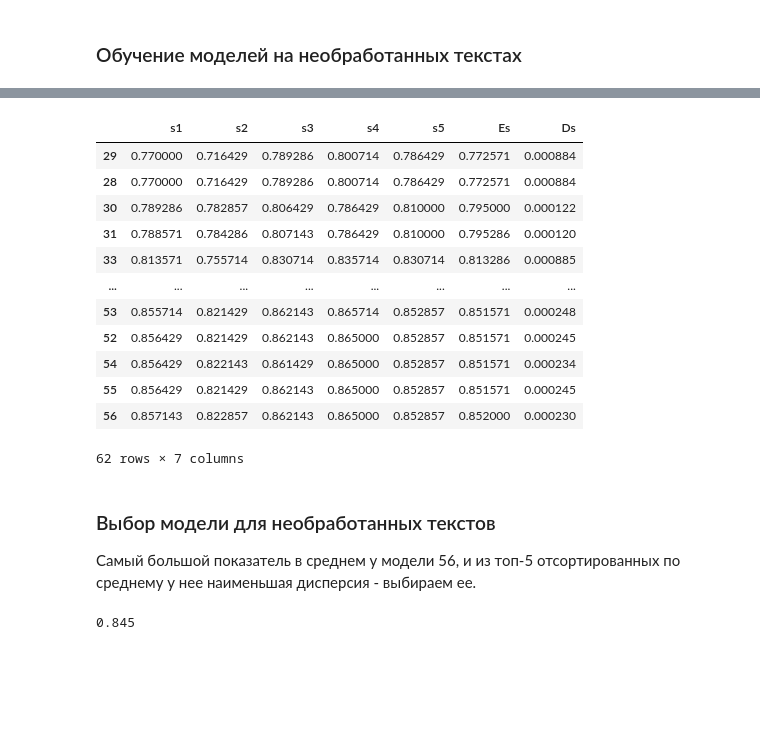
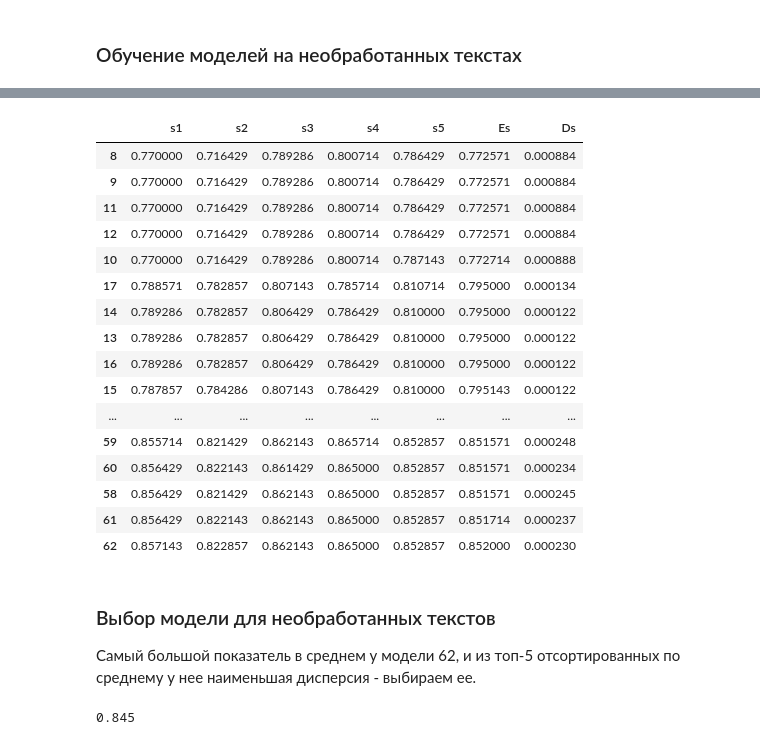
Before and after one commit to vvubbalubba/Task_ISP, a Jupyter notebook: Задание ИСП.ipynb, the cells around one changed output, grey strips where cells are left out. Drawn from its saved outputs; the diff is of its cells as text; code cells hidden in the pictures; blank space fills up the shorter version.

```diff
--- a/Задание ИСП.ipynb
+++ b/Задание ИСП.ipynb
@@ -252,20 +261,26 @@ scores
-# %%
-scores.sort_values(by = 'Es')
-# %% [output]
-|  | s1 | s2 | s3 | s4 | s5 | Es | Ds |
-| 29 | 0.770000 | 0.716429 | 0.789286 | 0.800714 | 0.786429 | 0.772571 | 0.000884 |
-| 28 | 0.770000 | 0.716429 | 0.789286 | 0.800714 | 0.786429 | 0.772571 | 0.000884 |
-| 30 | 0.789286 | 0.782857 | 0.806429 | 0.786429 | 0.810000 | 0.795000 | 0.000122 |
-| 31 | 0.788571 | 0.784286 | 0.807143 | 0.786429 | 0.810000 | 0.795286 | 0.000120 |
-| 33 | 0.813571 | 0.755714 | 0.830714 | 0.835714 | 0.830714 | 0.813286 | 0.000885 |
-| ... | ... | ... | ... | ... | ... | ... | ... |
-| 53 | 0.855714 | 0.821429 | 0.862143 | 0.865714 | 0.852857 | 0.851571 | 0.000248 |
-| 52 | 0.856429 | 0.821429 | 0.862143 | 0.865000 | 0.852857 | 0.851571 | 0.000245 |
-| 54 | 0.856429 | 0.822143 | 0.861429 | 0.865000 | 0.852857 | 0.851571 | 0.000234 |
-| 55 | 0.856429 | 0.821429 | 0.862143 | 0.865000 | 0.852857 | 0.851571 | 0.000245 |
-| 56 | 0.857143 | 0.822857 | 0.862143 | 0.865000 | 0.852857 | 0.852000 | 0.000230 |
-62 rows × 7 columns
+# %%
+scores = pd.DataFrame(s, columns = ('s1', 's2', 's3', 's4', 's5', 'Es', 'Ds'))
+pd.options.display.max_rows = 70
+scores.sort_values(by = 'Es')
+# %% [output]
+|  | s1 | s2 | s3 | s4 | s5 | Es | Ds |
+| 8 | 0.770000 | 0.716429 | 0.789286 | 0.800714 | 0.786429 | 0.772571 | 0.000884 |
+| 9 | 0.770000 | 0.716429 | 0.789286 | 0.800714 | 0.786429 | 0.772571 | 0.000884 |
+| 11 | 0.770000 | 0.716429 | 0.789286 | 0.800714 | 0.786429 | 0.772571 | 0.000884 |
+| 12 | 0.770000 | 0.716429 | 0.789286 | 0.800714 | 0.786429 | 0.772571 | 0.000884 |
+| 10 | 0.770000 | 0.716429 | 0.789286 | 0.800714 | 0.787143 | 0.772714 | 0.000888 |
+| 17 | 0.788571 | 0.782857 | 0.807143 | 0.785714 | 0.810714 | 0.795000 | 0.000134 |
+| 14 | 0.789286 | 0.782857 | 0.806429 | 0.786429 | 0.810000 | 0.795000 | 0.000122 |
+| 13 | 0.789286 | 0.782857 | 0.806429 | 0.786429 | 0.810000 | 0.795000 | 0.000122 |
+| 16 | 0.789286 | 0.782857 | 0.806429 | 0.786429 | 0.810000 | 0.795000 | 0.000122 |
+| 15 | 0.787857 | 0.784286 | 0.807143 | 0.786429 | 0.810000 | 0.795143 | 0.000122 |
+| ... | ... | ... | ... | ... | ... | ... | ... |
+| 59 | 0.855714 | 0.821429 | 0.862143 | 0.865714 | 0.852857 | 0.851571 | 0.000248 |
+| 60 | 0.856429 | 0.822143 | 0.861429 | 0.865000 | 0.852857 | 0.851571 | 0.000234 |
+| 58 | 0.856429 | 0.821429 | 0.862143 | 0.865000 | 0.852857 | 0.851571 | 0.000245 |
+| 61 | 0.856429 | 0.822143 | 0.862143 | 0.865000 | 0.852857 | 0.851714 | 0.000237 |
+| 62 | 0.857143 | 0.822857 | 0.862143 | 0.865000 | 0.852857 | 0.852000 | 0.000230 |
 # %% [markdown]
 ###  Выбор модели для необработанных текстов
-Самый большой показатель в среднем у модели 56, и из топ-5 отсортированных по среднему у нее наименьшая дисперсия - выбираем ее.
+Самый большой показатель в среднем у модели 62, и из топ-5 отсортированных по среднему у нее наименьшая дисперсия - выбираем ее.
 # %%
```
Also changed, not shown: parts of 11 cells of this notebook.
